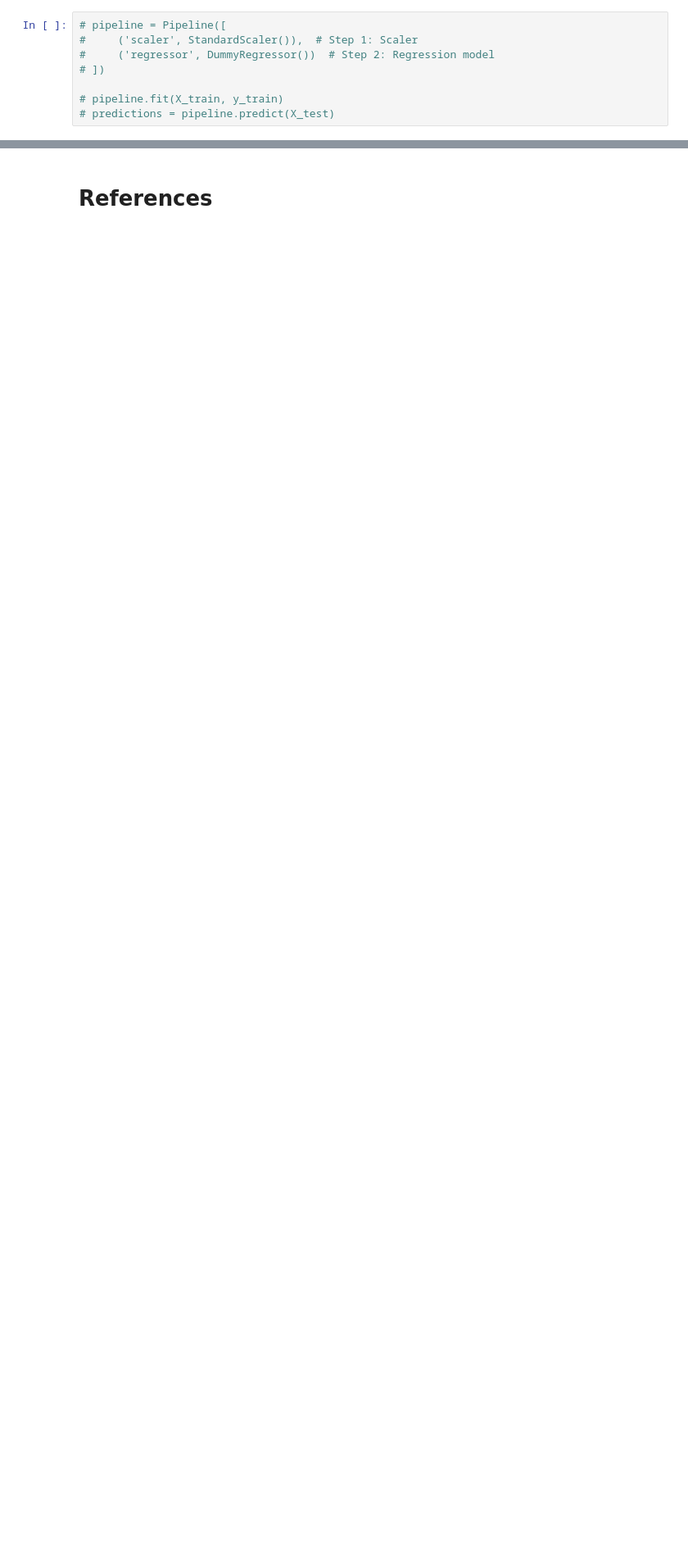
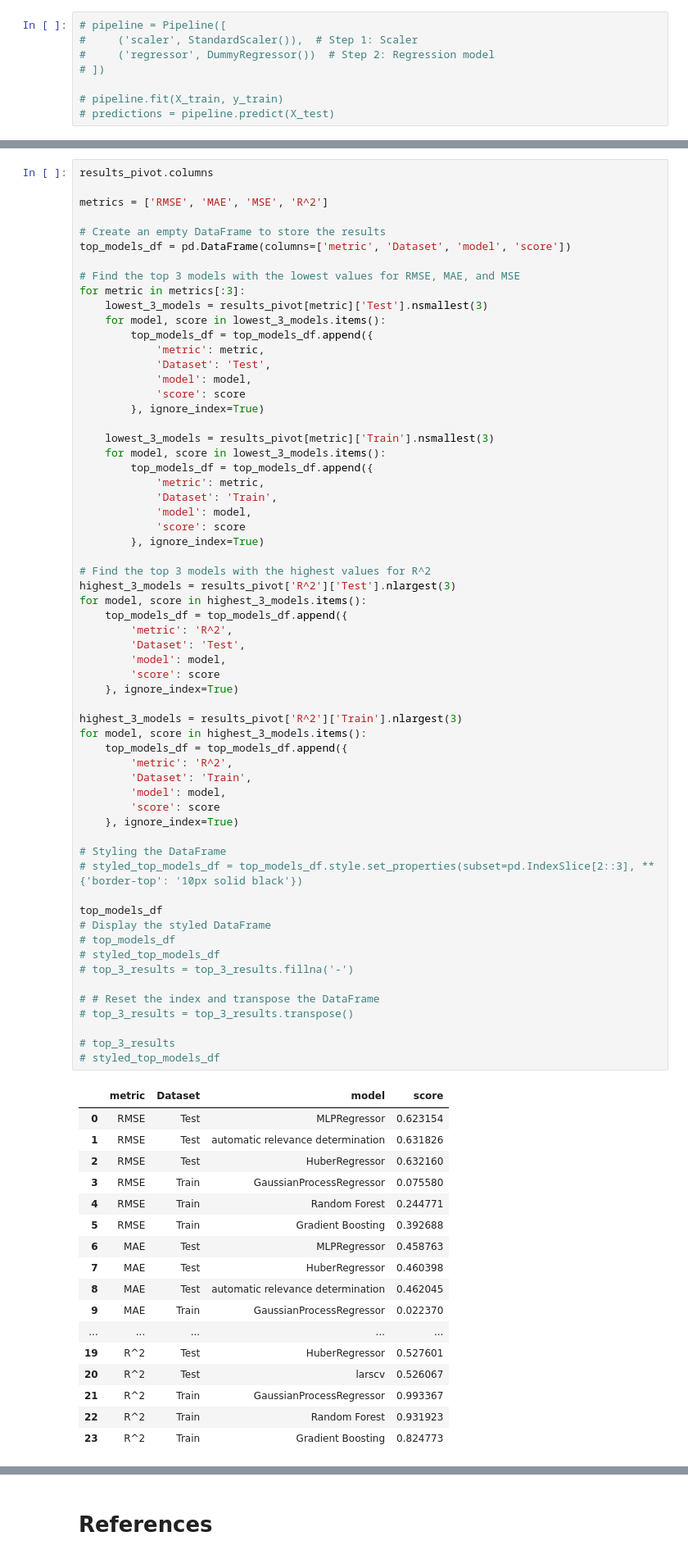
Before and after one commit to ahmakhoo/AIML-CA1, a Jupyter notebook: AIML/CA1/CA1 code part 2.ipynb, the cells around one changed output, grey strips where cells are left out. Shown: that part at 82% size. Saved outputs shown, nothing was run; the diff lists cells and outputs as text; blank space fills up the shorter version.

```diff
--- a/AIML/CA1/CA1 code part 2.ipynb
+++ b/AIML/CA1/CA1 code part 2.ipynb
@@ -650,0 +657,79 @@ print("Quantile Transformation (Gaussian Distribution):\n", data_quantile_normal
+# %%
+results_pivot.columns
+
+metrics = ['RMSE', 'MAE', 'MSE', 'R^2']
+
+# Create an empty DataFrame to store the results
+top_models_df = pd.DataFrame(columns=['metric', 'Dataset', 'model', 'score'])
+
+# Find the top 3 models with the lowest values for RMSE, MAE, and MSE
+for metric in metrics[:3]:
+    lowest_3_models = results_pivot[metric]['Test'].nsmallest(3)
+    for model, score in lowest_3_models.items():
+        top_models_df = top_models_df.append({
+            'metric': metric,
+            'Dataset': 'Test',
+            'model': model,
+            'score': score
+        }, ignore_index=True)
+
+    lowest_3_models = results_pivot[metric]['Train'].nsmallest(3)
+    for model, score in lowest_3_models.items():
+        top_models_df = top_models_df.append({
+            'metric': metric,
+            'Dataset': 'Train',
+            'model': model,
+            'score': score
+        }, ignore_index=True)
+
+# Find the top 3 models with the highest values for R^2
+highest_3_models = results_pivot['R^2']['Test'].nlargest(3)
+for model, score in highest_3_models.items():
+    top_models_df = top_models_df.append({
+        'metric': 'R^2',
+        'Dataset': 'Test',
+        'model': model,
+        'score': score
+    }, ignore_index=True)
+
+highest_3_models = results_pivot['R^2']['Train'].nlargest(3)
+for model, score in highest_3_models.items():
+    top_models_df = top_models_df.append({
+        'metric': 'R^2',
+        'Dataset': 'Train',
+        'model': model,
+        'score': score
+    }, ignore_index=True)
+
+# Styling the DataFrame
+# styled_top_models_df = top_models_df.style.set_properties(subset=pd.IndexSlice[2::3], **{'border-top': '10px solid black'})
+
+top_models_df
+# Display the styled DataFrame
+# top_models_df
+# styled_top_models_df
+# top_3_results = top_3_results.fillna('-')
+
+# # Reset the index and transpose the DataFrame
+# top_3_results = top_3_results.transpose()
+
+# top_3_results
+# styled_top_models_df
+# %% [output]
+|  | metric | Dataset | model | score |
+| 0 | RMSE | Test | MLPRegressor | 0.623154 |
+| 1 | RMSE | Test | automatic relevance determination | 0.631826 |
+| 2 | RMSE | Test | HuberRegressor | 0.632160 |
+| 3 | RMSE | Train | GaussianProcessRegressor | 0.075580 |
+| 4 | RMSE | Train | Random Forest | 0.244771 |
+| 5 | RMSE | Train | Gradient Boosting | 0.392688 |
+| 6 | MAE | Test | MLPRegressor | 0.458763 |
+| 7 | MAE | Test | HuberRegressor | 0.460398 |
+| 8 | MAE | Test | automatic relevance determination | 0.462045 |
+| 9 | MAE | Train | GaussianProcessRegressor | 0.022370 |
+| ... | ... | ... | ... | ... |
+| 19 | R^2 | Test | HuberRegressor | 0.527601 |
+| 20 | R^2 | Test | larscv | 0.526067 |
+| 21 | R^2 | Train | GaussianProcessRegressor | 0.993367 |
+| 22 | R^2 | Train | Random Forest | 0.931923 |
+| 23 | R^2 | Train | Gradient Boosting | 0.824773 |
```
Also changed, not shown: parts of 11 cells of this notebook, 1 other file.
